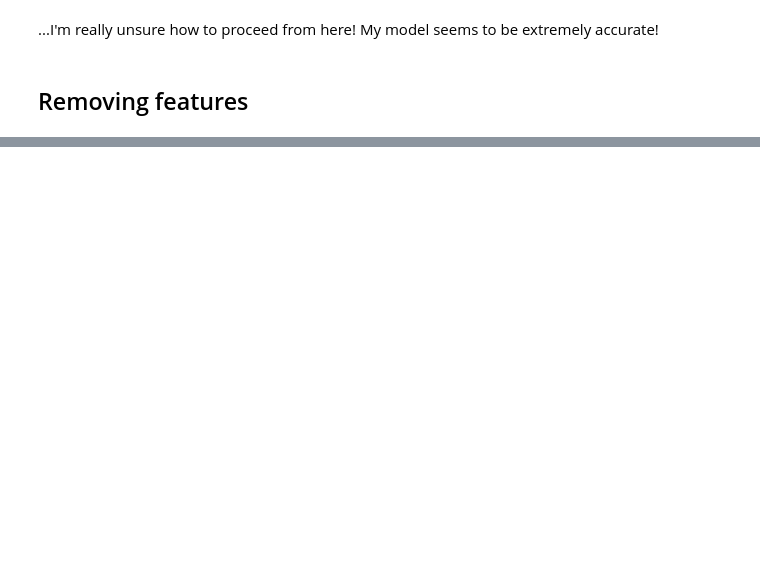
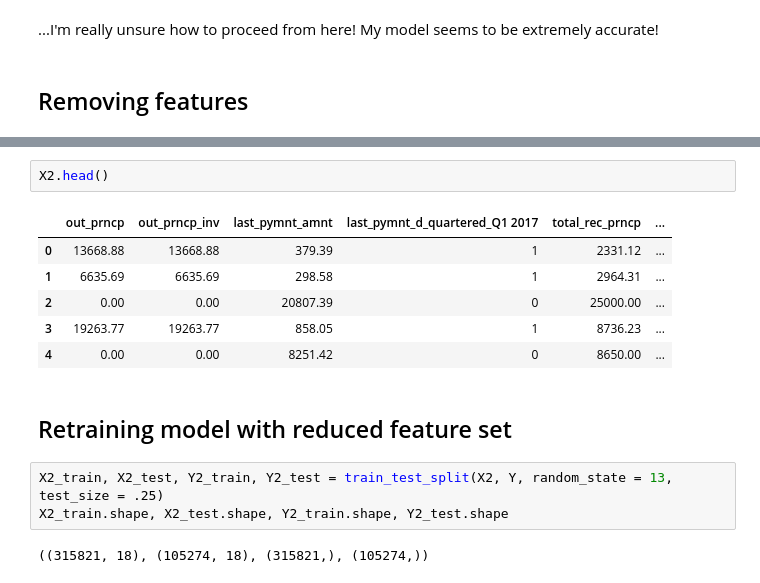
Before and after one commit to chanvarma/chanvarma-thinkful, a Jupyter notebook: others/24.6-random-forest-drill.ipynb, the cells around one changed output, grey strips where cells are left out. Saved outputs shown, nothing was run; the diff lists cells and outputs as text; blank space fills up the shorter version.

```diff
--- a/others/24.6-random-forest-drill.ipynb
+++ b/others/24.6-random-forest-drill.ipynb
@@ -260,0 +335,16 @@ plt.show()
+# %%
+X2.head()
+# %% [output]
+|  | out_prncp | out_prncp_inv | last_pymnt_amnt | last_pymnt_d_quartered_Q1 2017 | total_rec_prncp | ... |
+| 0 | 13668.88 | 13668.88 | 379.39 | 1 | 2331.12 | ... |
+| 1 | 6635.69 | 6635.69 | 298.58 | 1 | 2964.31 | ... |
+| 2 | 0.00 | 0.00 | 20807.39 | 0 | 25000.00 | ... |
+| 3 | 19263.77 | 19263.77 | 858.05 | 1 | 8736.23 | ... |
+| 4 | 0.00 | 0.00 | 8251.42 | 0 | 8650.00 | ... |
+# %% [markdown]
+## Retraining model with reduced feature set
+# %%
+X2_train, X2_test, Y2_train, Y2_test = train_test_split(X2, Y, random_state = 13, test_size = .25)
+X2_train.shape, X2_test.shape, Y2_train.shape, Y2_test.shape
+# %% [output]
+((315821, 18), (105274, 18), (315821,), (105274,))
```
Also changed, not shown: parts of 24 cells of this notebook.
